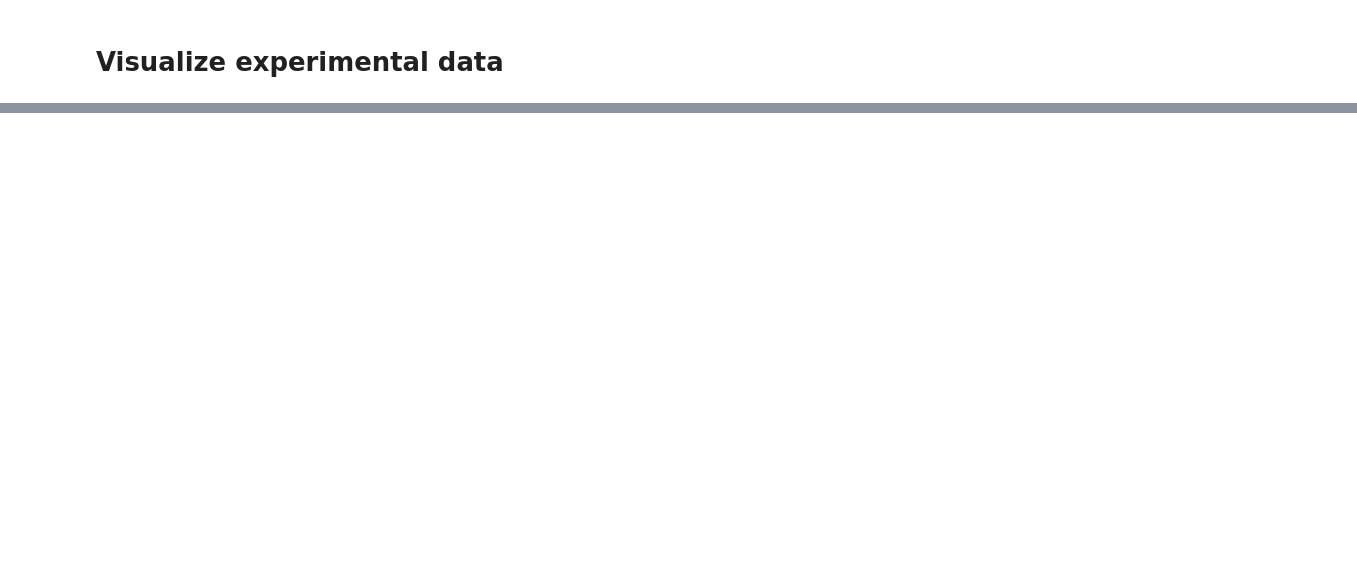
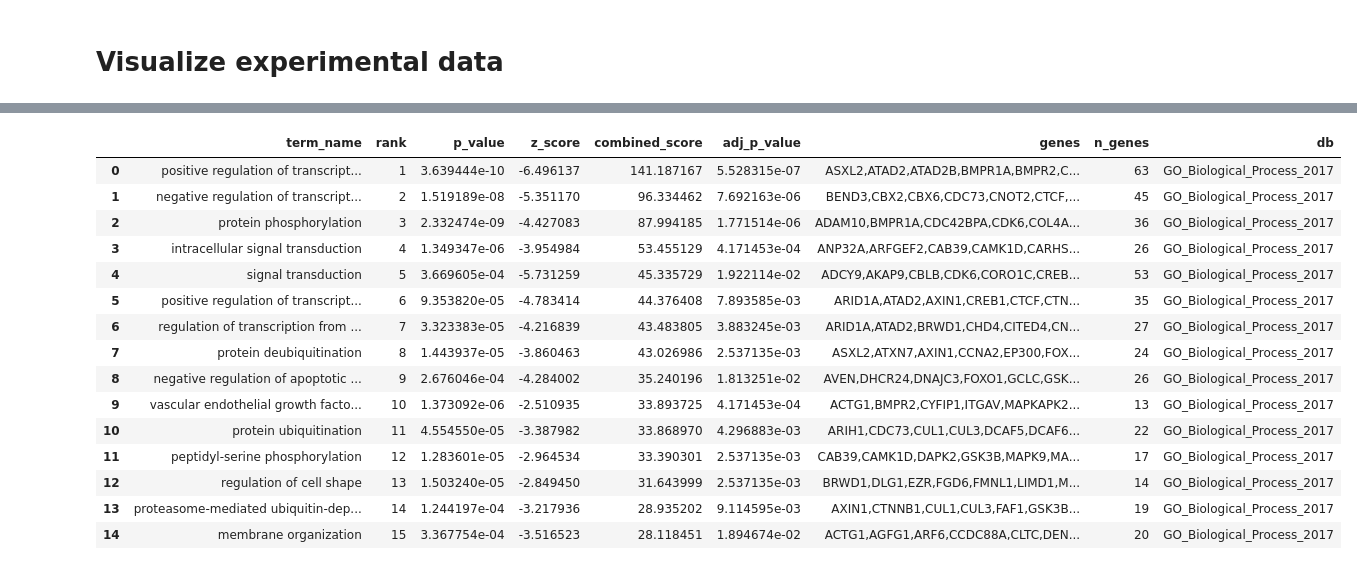
Before and after one commit to LoLab-MSM/MAGINE, a Jupyter notebook: examples/cisplatin/data_exploration.ipynb, the cells around one changed output, grey strips where cells are left out. Cells and saved outputs as stored; diff of their text form; code cells hidden in the pictures; blank space fills up the shorter version.

```diff
--- a/examples/cisplatin/data_exploration.ipynb
+++ b/examples/cisplatin/data_exploration.ipynb
@@ -109,0 +211,20 @@ exp_data.plot_species(
+# %%
+df = e.run(down_tf.term_to_genes('ubtf_encode'))
+df.head(15)
+# %% [output]
+|  | term_name | rank | p_value | z_score | combined_score | adj_p_value | genes | n_genes | db |
+| 0 | positive regulation of transcript... | 1 | 3.639444e-10 | -6.496137 | 141.187167 | 5.528315e-07 | ASXL2,ATAD2,ATAD2B,BMPR1A,BMPR2,C... | 63 | GO_Biological_Process_2017 |
+| 1 | negative regulation of transcript... | 2 | 1.519189e-08 | -5.351170 | 96.334462 | 7.692163e-06 | BEND3,CBX2,CBX6,CDC73,CNOT2,CTCF,... | 45 | GO_Biological_Process_2017 |
+| 2 | protein phosphorylation | 3 | 2.332474e-09 | -4.427083 | 87.994185 | 1.771514e-06 | ADAM10,BMPR1A,CDC42BPA,CDK6,COL4A... | 36 | GO_Biological_Process_2017 |
+| 3 | intracellular signal transduction | 4 | 1.349347e-06 | -3.954984 | 53.455129 | 4.171453e-04 | ANP32A,ARFGEF2,CAB39,CAMK1D,CARHS... | 26 | GO_Biological_Process_2017 |
+| 4 | signal transduction | 5 | 3.669605e-04 | -5.731259 | 45.335729 | 1.922114e-02 | ADCY9,AKAP9,CBLB,CDK6,CORO1C,CREB... | 53 | GO_Biological_Process_2017 |
+| 5 | positive regulation of transcript... | 6 | 9.353820e-05 | -4.783414 | 44.376408 | 7.893585e-03 | ARID1A,ATAD2,AXIN1,CREB1,CTCF,CTN... | 35 | GO_Biological_Process_2017 |
+| 6 | regulation of transcription from ... | 7 | 3.323383e-05 | -4.216839 | 43.483805 | 3.883245e-03 | ARID1A,ATAD2,BRWD1,CHD4,CITED4,CN... | 27 | GO_Biological_Process_2017 |
+| 7 | protein deubiquitination | 8 | 1.443937e-05 | -3.860463 | 43.026986 | 2.537135e-03 | ASXL2,ATXN7,AXIN1,CCNA2,EP300,FOX... | 24 | GO_Biological_Process_2017 |
+| 8 | negative regulation of apoptotic ... | 9 | 2.676046e-04 | -4.284002 | 35.240196 | 1.813251e-02 | AVEN,DHCR24,DNAJC3,FOXO1,GCLC,GSK... | 26 | GO_Biological_Process_2017 |
+| 9 | vascular endothelial growth facto... | 10 | 1.373092e-06 | -2.510935 | 33.893725 | 4.171453e-04 | ACTG1,BMPR2,CYFIP1,ITGAV,MAPKAPK2... | 13 | GO_Biological_Process_2017 |
+| 10 | protein ubiquitination | 11 | 4.554550e-05 | -3.387982 | 33.868970 | 4.296883e-03 | ARIH1,CDC73,CUL1,CUL3,DCAF5,DCAF6... | 22 | GO_Biological_Process_2017 |
+| 11 | peptidyl-serine phosphorylation | 12 | 1.283601e-05 | -2.964534 | 33.390301 | 2.537135e-03 | CAB39,CAMK1D,DAPK2,GSK3B,MAPK9,MA... | 17 | GO_Biological_Process_2017 |
+| 12 | regulation of cell shape | 13 | 1.503240e-05 | -2.849450 | 31.643999 | 2.537135e-03 | BRWD1,DLG1,EZR,FGD6,FMNL1,LIMD1,M... | 14 | GO_Biological_Process_2017 |
+| 13 | proteasome-mediated ubiquitin-dep... | 14 | 1.244197e-04 | -3.217936 | 28.935202 | 9.114595e-03 | AXIN1,CTNNB1,CUL1,CUL3,FAF1,GSK3B... | 19 | GO_Biological_Process_2017 |
+| 14 | membrane organization | 15 | 3.367754e-04 | -3.516523 | 28.118451 | 1.894674e-02 | ACTG1,AGFG1,ARF6,CCDC88A,CLTC,DEN... | 20 | GO_Biological_Process_2017 |
```
Also changed, not shown: parts of 22 cells of this notebook, 29 other files.
